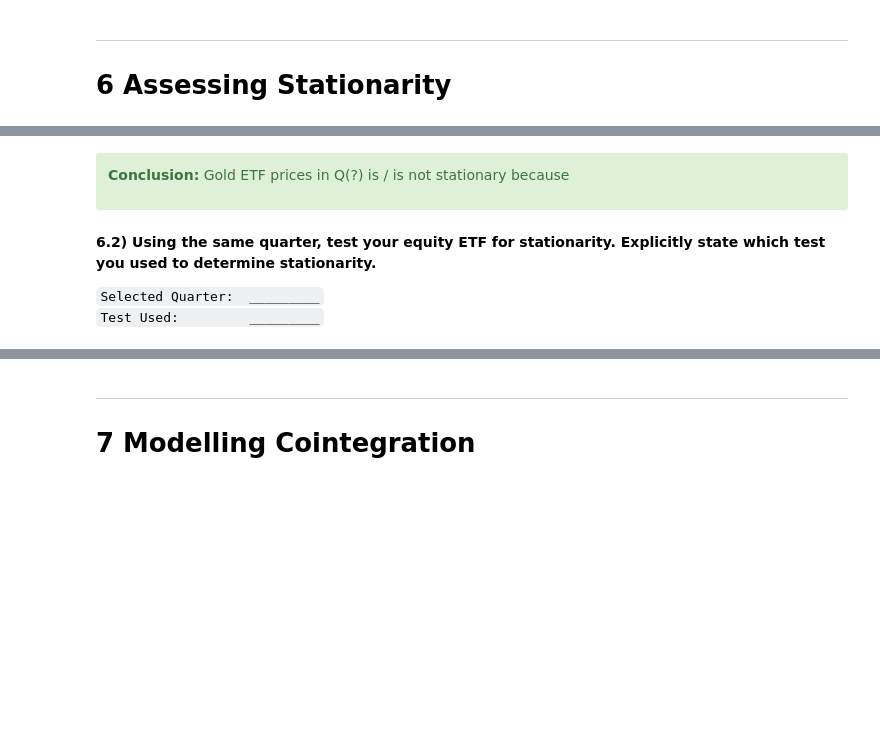
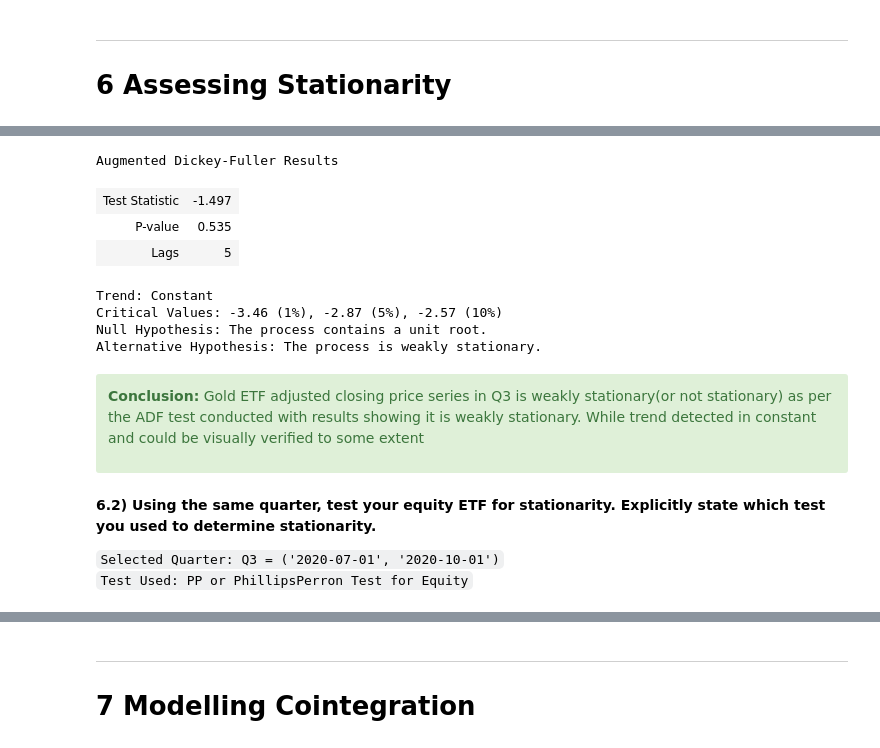
Before and after one commit to rahul-deshmukhpatil/wq, a Jupyter notebook: econometrics/group-work-2/GWP2.ipynb, the cells around one changed output, grey strips where cells are left out. Drawn from its saved outputs; the diff is of its cells as text; code cells hidden in the pictures; blank space fills up the shorter version.

Commit message:
stationarity tests for the series

```diff
--- a/econometrics/group-work-2/GWP2.ipynb
+++ b/econometrics/group-work-2/GWP2.ipynb
@@ -729,10 +753,23 @@ The long-term variances are...
+# %%
+gold_etf_closing_price_df = gold_etf_df.loc[:,['Adj Close']]
+gold_etf_closing_price_df.shape[1]
+ADF(gold_etf_closing_price_df)
+# %% [output]
+Augmented Dickey-Fuller Results
+| Test Statistic | -1.497 |
+| P-value | 0.535 |
+| Lags | 5 |
+Trend: Constant
+Critical Values: -3.46 (1%), -2.87 (5%), -2.57 (10%)
+Null Hypothesis: The process contains a unit root.
+Alternative Hypothesis: The process is weakly stationary.
 # %% [markdown]
 <div class="alert alert-block alert-success">
 
-<b>Conclusion:</b> Gold ETF prices in Q(?) is / is not stationary because<br/>
+<b>Conclusion:</b> Gold ETF adjusted closing price series in Q3 is weakly stationary(or not stationary) as per the ADF test conducted with results showing it is weakly stationary. While trend detected in constant and could be visually verified to some extent<br/>
 </div>
 # %% [markdown]
 <b>6.2) Using the same quarter, test your equity ETF for stationarity. Explicitly state which test you used to determine stationarity.</b><br/>
 
-`Selected Quarter:  _________`<br/>
-`Test Used:         _________`
+`Selected Quarter: Q3 = ('2020-07-01', '2020-10-01')`<br/>
+`Test Used: PP or PhillipsPerron Test for Equity`
```
Also changed, not shown: parts of 16 cells of this notebook.
